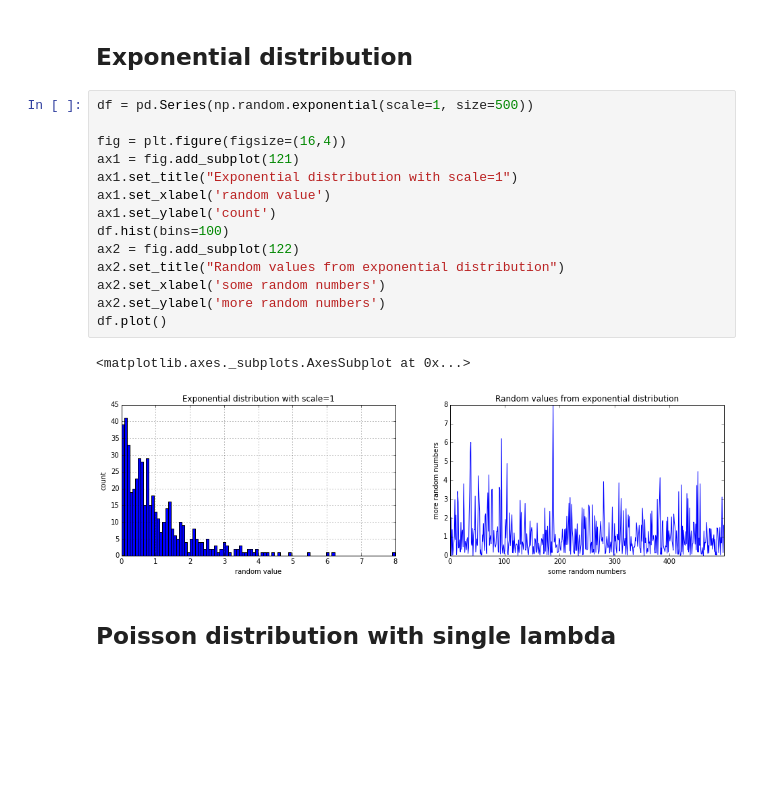
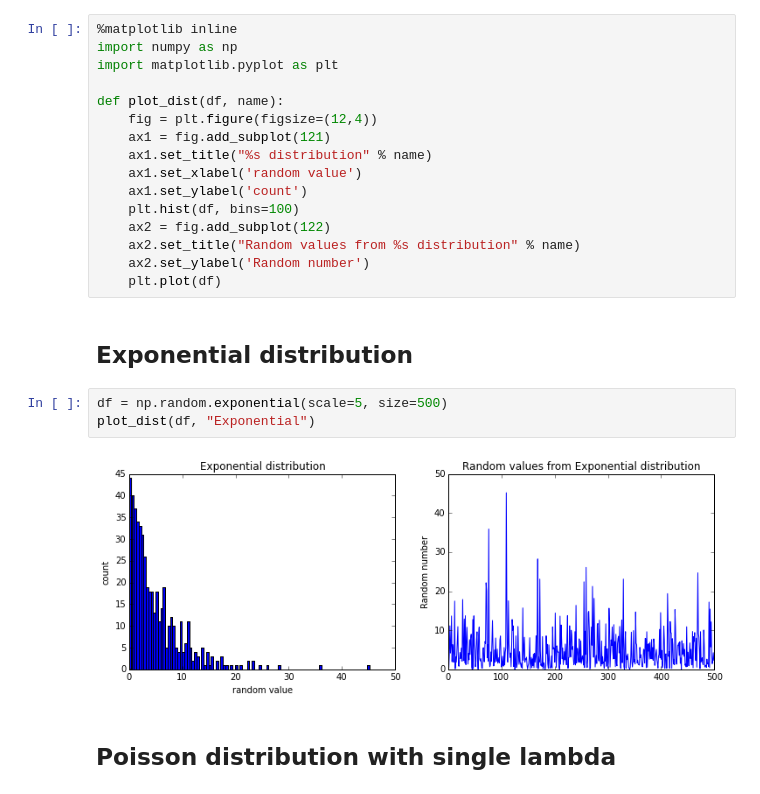
Before and after one commit to klangner/notebooks, a Jupyter notebook: stats/Probability distributions.ipynb, the cells around one changed output. Cells and saved outputs as stored; diff of their text form; blank space fills up the shorter version.

```diff
--- a/stats/Probability distributions.ipynb
+++ b/stats/Probability distributions.ipynb
@@ -10,21 +5,25 @@ import matplotlib.pyplot as plt
+# %%
+%matplotlib inline
+import numpy as np
+import matplotlib.pyplot as plt
+
+def plot_dist(df, name):
+    fig = plt.figure(figsize=(12,4))
+    ax1 = fig.add_subplot(121)
+    ax1.set_title("%s distribution" % name)
+    ax1.set_xlabel('random value')
+    ax1.set_ylabel('count')
+    plt.hist(df, bins=100)
+    ax2 = fig.add_subplot(122)
+    ax2.set_title("Random values from %s distribution" % name)
+    ax2.set_ylabel('Random number')
+    plt.plot(df)
 # %% [markdown]
 ## Exponential distribution
-# %%
-df = pd.Series(np.random.exponential(scale=1, size=500))
-
-fig = plt.figure(figsize=(16,4))
-ax1 = fig.add_subplot(121)
-ax1.set_title("Exponential distribution with scale=1")
-ax1.set_xlabel('random value')
-ax1.set_ylabel('count')
-df.hist(bins=100)
-ax2 = fig.add_subplot(122)
-ax2.set_title("Random values from exponential distribution")
-ax2.set_xlabel('some random numbers')
-ax2.set_ylabel('more random numbers')
-df.plot()
-# %% [output]
-<matplotlib.axes._subplots.AxesSubplot at 0x...>
-[figure, removed]
+# %%
+df = np.random.exponential(scale=5, size=500)
+plot_dist(df, "Exponential")
+# %% [output]
+[figure, added]
 # %% [markdown]
 ## Poisson distribution with single lambda
```
Also changed, not shown: parts of 9 cells of this notebook, 2 other files.
